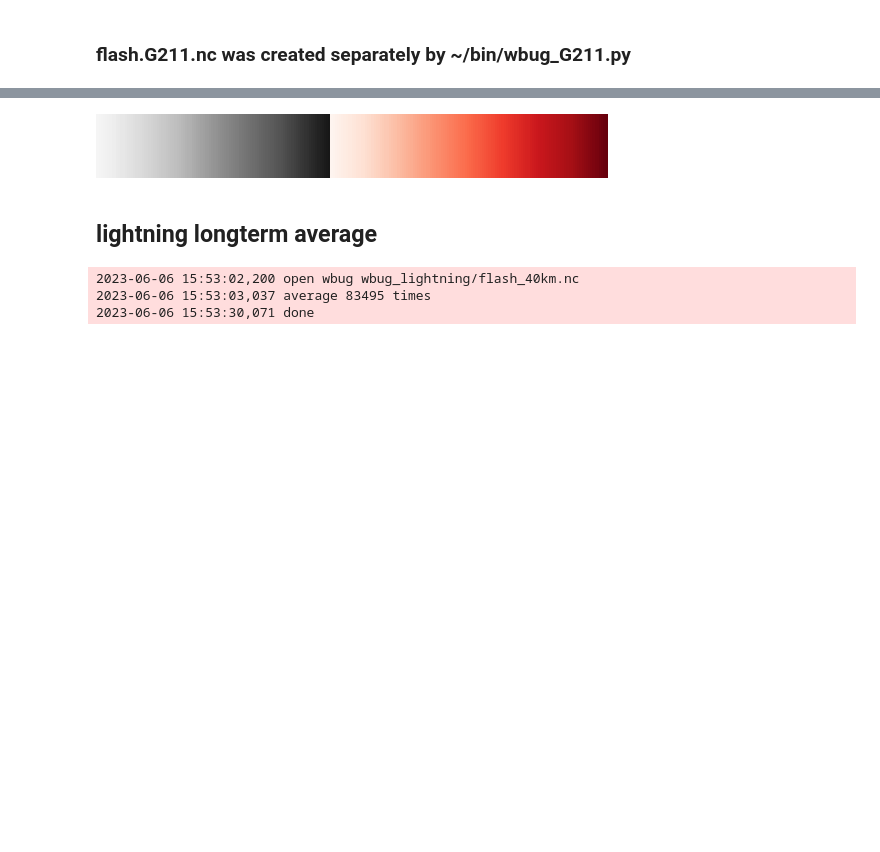
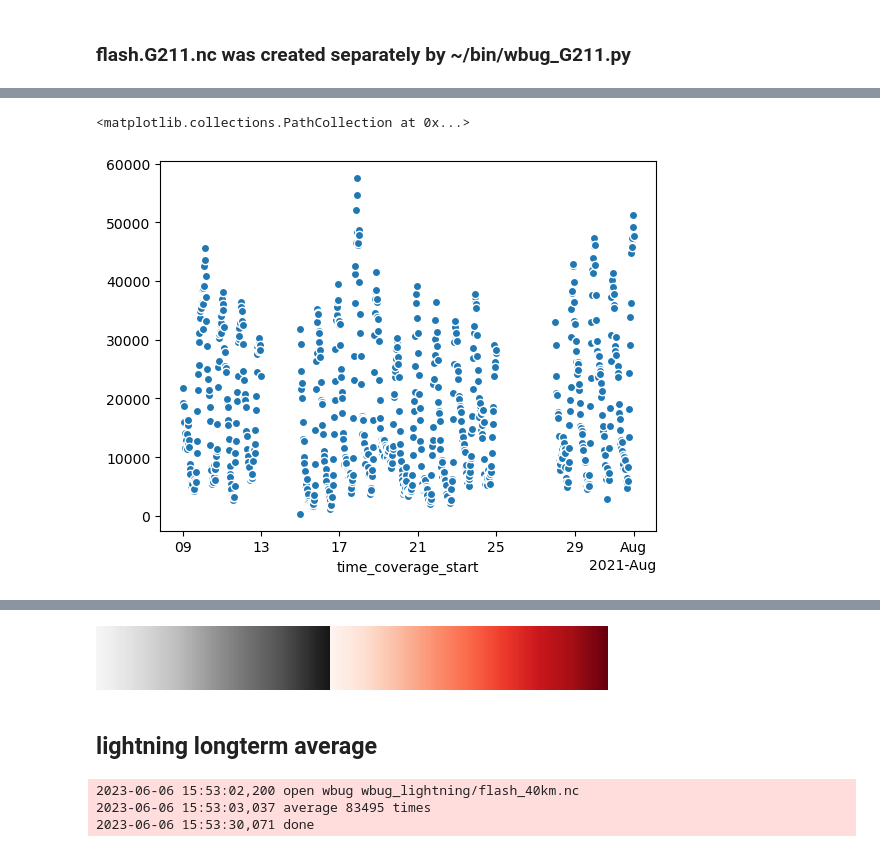
Before and after one commit to ahijevyc/machine-learning, a Jupyter notebook: notebooks/ENTLN.ipynb, the cells around one changed output, grey strips where cells are left out. Drawn from its saved outputs; the diff is of its cells as text; code cells hidden in the pictures; blank space fills up the shorter version.

```diff
--- a/notebooks/wbug_lightning.ipynb
+++ b/notebooks/ENTLN.ipynb
@@ -89,5 +141,5 @@ df0.plot.hexbin(x="lon", y="lat", figsize=(10, 7))
 # %% [markdown]
 ### flash.G211.nc was created separately by ~/bin/wbug_G211.py
 # %%
-ifile = os.path.join(idir, f"flash.G211.nc")
+ifile = os.path.join(idir, f"flash.40km_30min.nc")
 ds = xarray.open_dataset(ifile)
@@ -93,0 +166,3 @@ ds = xarray.open_dataset(ifile)
+# %%
+t = (ds.cg + ds.ic).sel(time_coverage_start = slice(pd.to_datetime("20210709"), pd.to_datetime("20210801"))).sum(dim=(["y","x"]))
+t
@@ -93,0 +187,5 @@ ds = xarray.open_dataset(ifile)
+# %%
+t.plot.scatter()
+# %% [output]
+<matplotlib.collections.PathCollection at 0x...>
+[figure, added]
```
Also changed, not shown: parts of 13 cells of this notebook, 3 other files.
